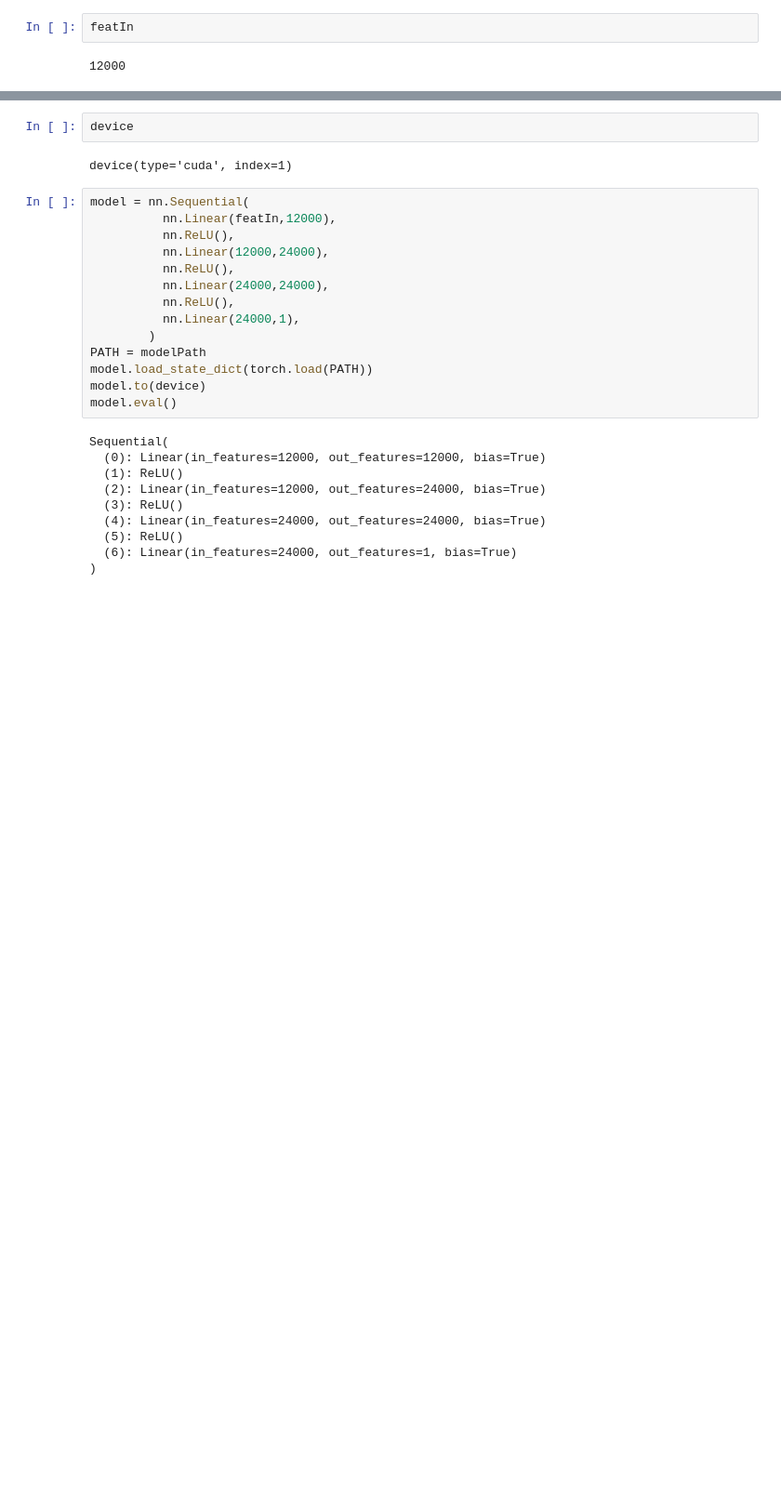
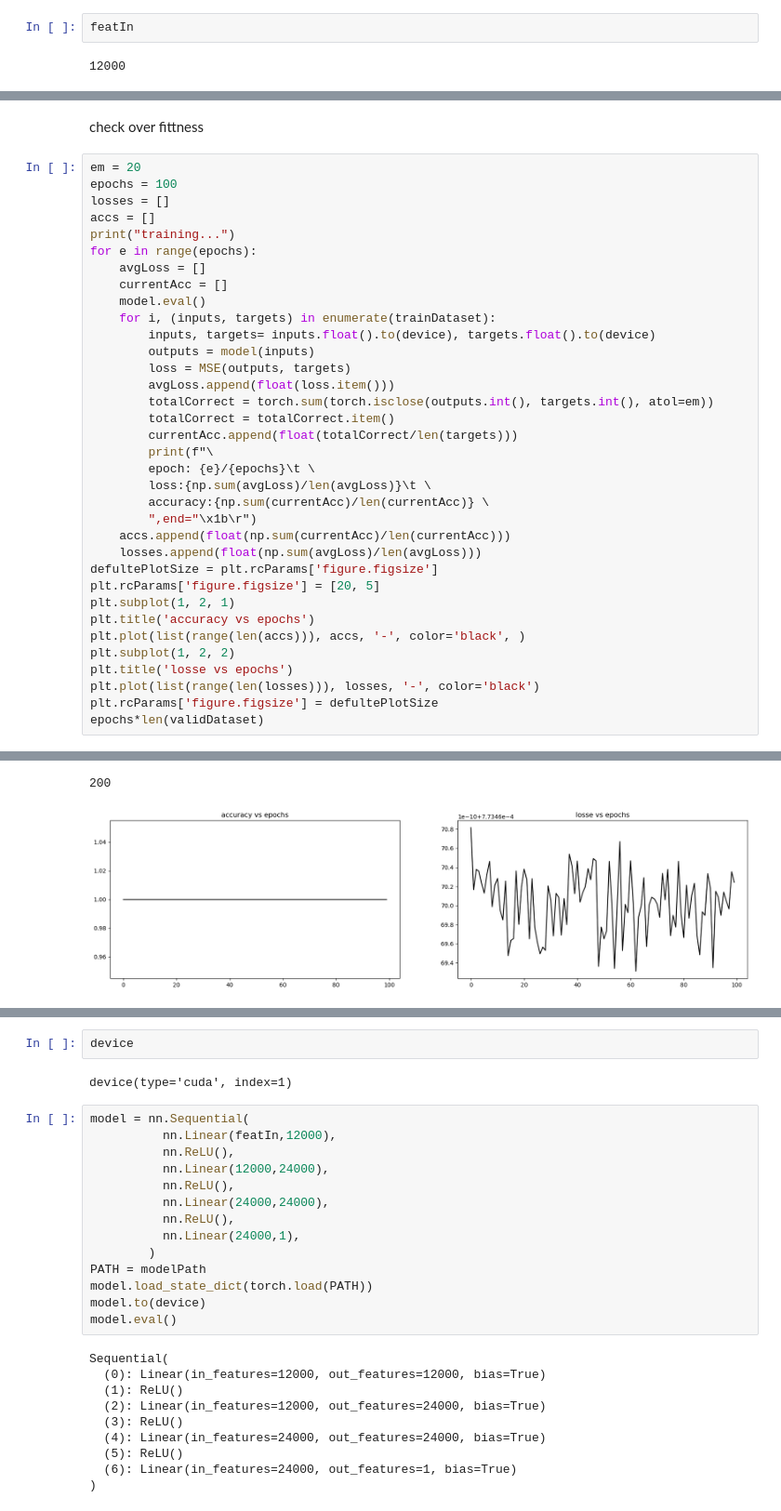
Before and after one commit to khood5/SNN-DNA-project, a Jupyter notebook: classicApproch.ipynb, the cells around one changed output, grey strips where cells are left out. Shown: that part at 93% size. Drawn from its saved outputs; the diff is of its cells as text; blank space fills up the shorter version.

```diff
--- a/classicApproch.ipynb
+++ b/classicApproch.ipynb
@@ -235,0 +217,38 @@ epochs*len(validDataset)
+# %% [markdown]
+check over fittness
+# %%
+em = 20
+epochs = 100
+losses = []
+accs = []
+print("training...")
+for e in range(epochs):
+    avgLoss = []
+    currentAcc = []
+    model.eval()
+    for i, (inputs, targets) in enumerate(trainDataset):
+        inputs, targets= inputs.float().to(device), targets.float().to(device)
+        outputs = model(inputs)
+        loss = MSE(outputs, targets)
+        avgLoss.append(float(loss.item()))
+        totalCorrect = torch.sum(torch.isclose(outputs.int(), targets.int(), atol=em))
+        totalCorrect = totalCorrect.item()
+        currentAcc.append(float(totalCorrect/len(targets)))
+        print(f"\
+        epoch: {e}/{epochs}\t \
+        loss:{np.sum(avgLoss)/len(avgLoss)}\t \
+        accuracy:{np.sum(currentAcc)/len(currentAcc)} \
+        ",end="\x1b\r")
+    accs.append(float(np.sum(currentAcc)/len(currentAcc)))
+    losses.append(float(np.sum(avgLoss)/len(avgLoss)))
+defultePlotSize = plt.rcParams['figure.figsize']
+plt.rcParams['figure.figsize'] = [20, 5]
+plt.subplot(1, 2, 1)
+plt.title('accuracy vs epochs')
+plt.plot(list(range(len(accs))), accs, '-', color='black', )
+plt.subplot(1, 2, 2)
+plt.title('losse vs epochs')
+plt.plot(list(range(len(losses))), losses, '-', color='black')
+plt.rcParams['figure.figsize'] = defultePlotSize
+epochs*len(validDataset)
+# %% [output]
@@ -235,0 +257,2 @@ epochs*len(validDataset)
+200
+[figure, added]
```
Also changed, not shown: parts of 22 cells of this notebook, 5 other files.
